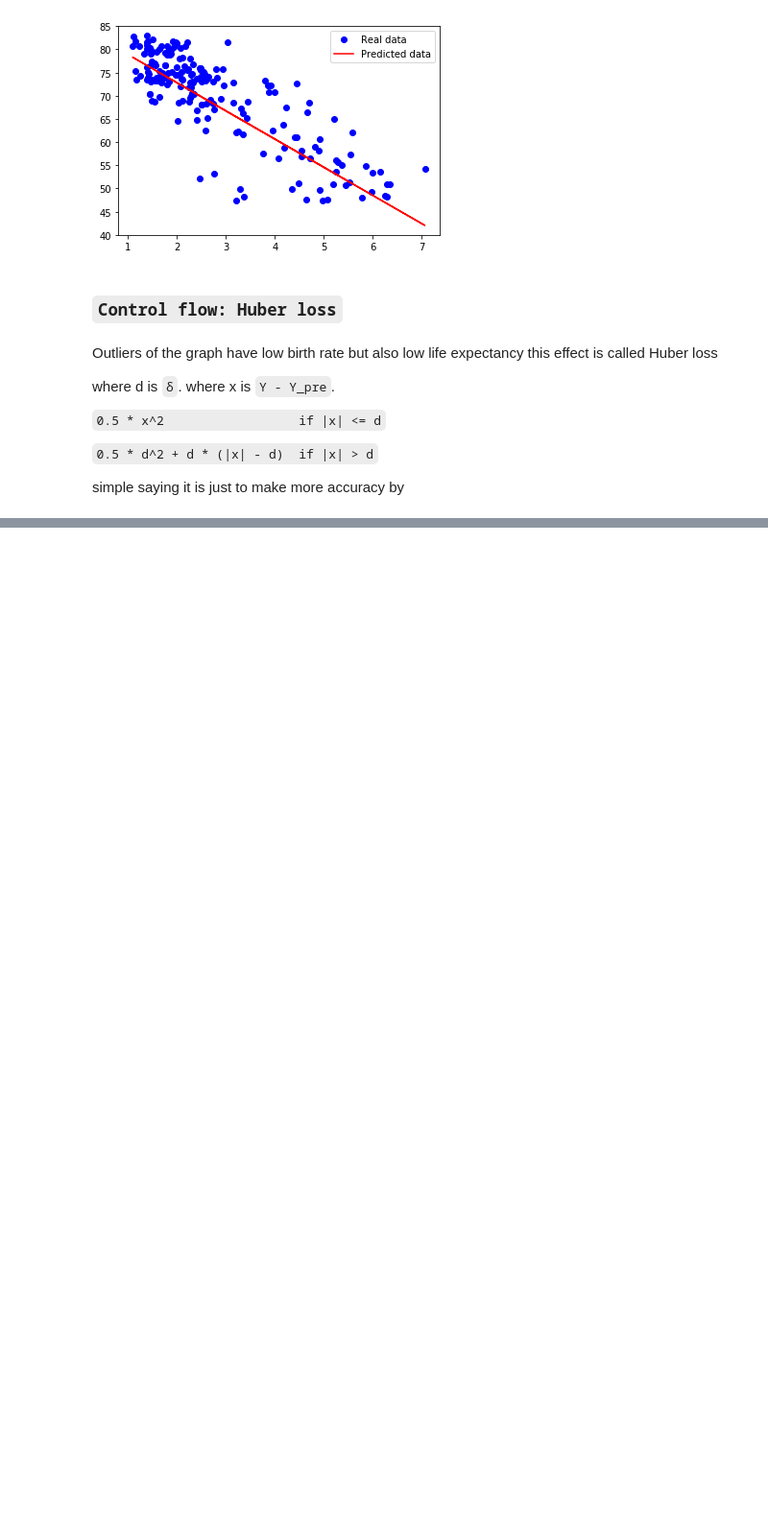
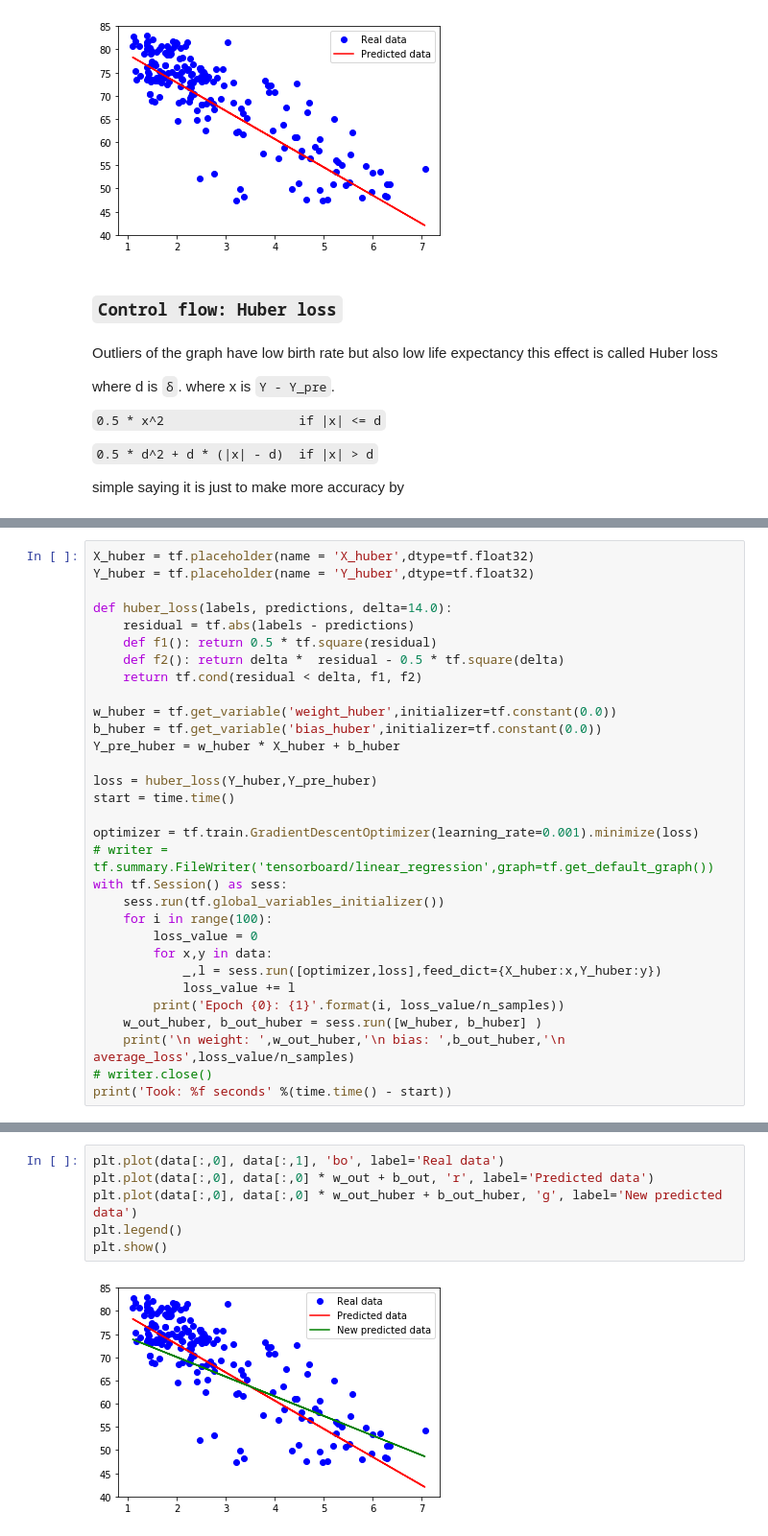
Before and after one commit to Joel-hanson/learntf, a Jupyter notebook: Lesson3.ipynb, the cells around one changed output, grey strips where cells are left out. Shown at 96% size. Saved outputs shown, nothing was run; the diff lists cells and outputs as text; blank space fills up the shorter version.

Commit message:
huber function works fine and have slight error

```diff
--- a/Lesson3.ipynb
+++ b/Lesson3.ipynb
@@ -173,0 +154,31 @@ array([73.86958 , 61.443855, 61.188904, 51.069855, 75.34464 , 59.258575,
+# %%
+X_huber = tf.placeholder(name = 'X_huber',dtype=tf.float32)
+Y_huber = tf.placeholder(name = 'Y_huber',dtype=tf.float32)
+
+def huber_loss(labels, predictions, delta=14.0):
+    residual = tf.abs(labels - predictions)
+    def f1(): return 0.5 * tf.square(residual)
+    def f2(): return delta *  residual - 0.5 * tf.square(delta)
+    return tf.cond(residual < delta, f1, f2)
+
+w_huber = tf.get_variable('weight_huber',initializer=tf.constant(0.0))
+b_huber = tf.get_variable('bias_huber',initializer=tf.constant(0.0))
+Y_pre_huber = w_huber * X_huber + b_huber
+
+loss = huber_loss(Y_huber,Y_pre_huber)
+start = time.time()
+
+optimizer = tf.train.GradientDescentOptimizer(learning_rate=0.001).minimize(loss)
+# writer = tf.summary.FileWriter('tensorboard/linear_regression',graph=tf.get_default_graph())
+with tf.Session() as sess:
+    sess.run(tf.global_variables_initializer())
+    for i in range(100):
+        loss_value = 0
+        for x,y in data:
+            _,l = sess.run([optimizer,loss],feed_dict={X_huber:x,Y_huber:y})
+            loss_value += l
+        print('Epoch {0}: {1}'.format(i, loss_value/n_samples))
+    w_out_huber, b_out_huber = sess.run([w_huber, b_huber] )
+    print('\n weight: ',w_out_huber,'\n bias: ',b_out_huber,'\n average_loss',loss_value/n_samples)
+# writer.close()
+print('Took: %f seconds' %(time.time() - start))
@@ -173,0 +203,8 @@ array([73.86958 , 61.443855, 61.188904, 51.069855, 75.34464 , 59.258575,
+# %%
+plt.plot(data[:,0], data[:,1], 'bo', label='Real data')
+plt.plot(data[:,0], data[:,0] * w_out + b_out, 'r', label='Predicted data')
+plt.plot(data[:,0], data[:,0] * w_out_huber + b_out_huber, 'g', label='New predicted data')
+plt.legend()
+plt.show()
+# %% [output]
+[figure, added]
```
Also changed, not shown: parts of 4 cells of this notebook.
